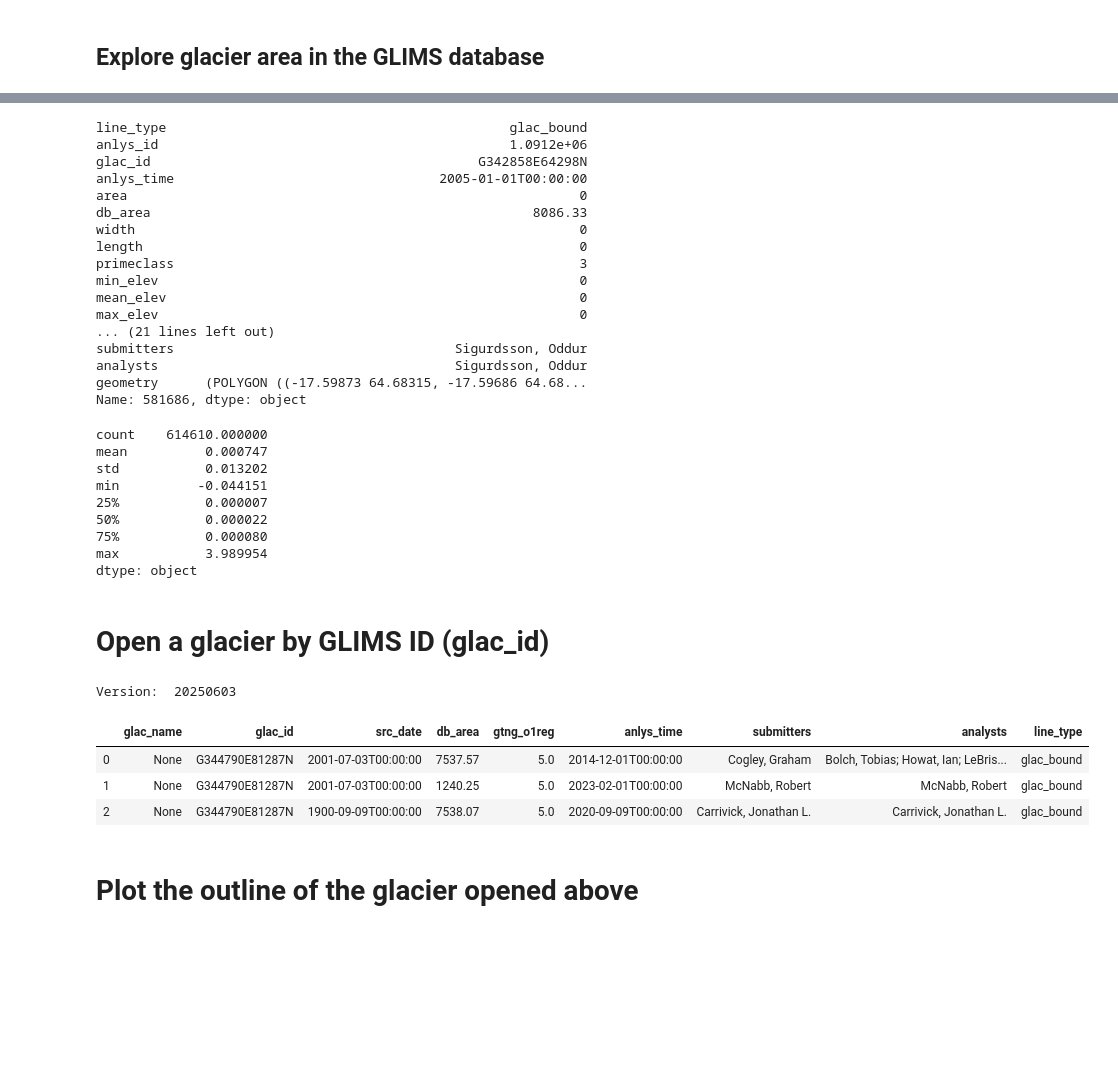
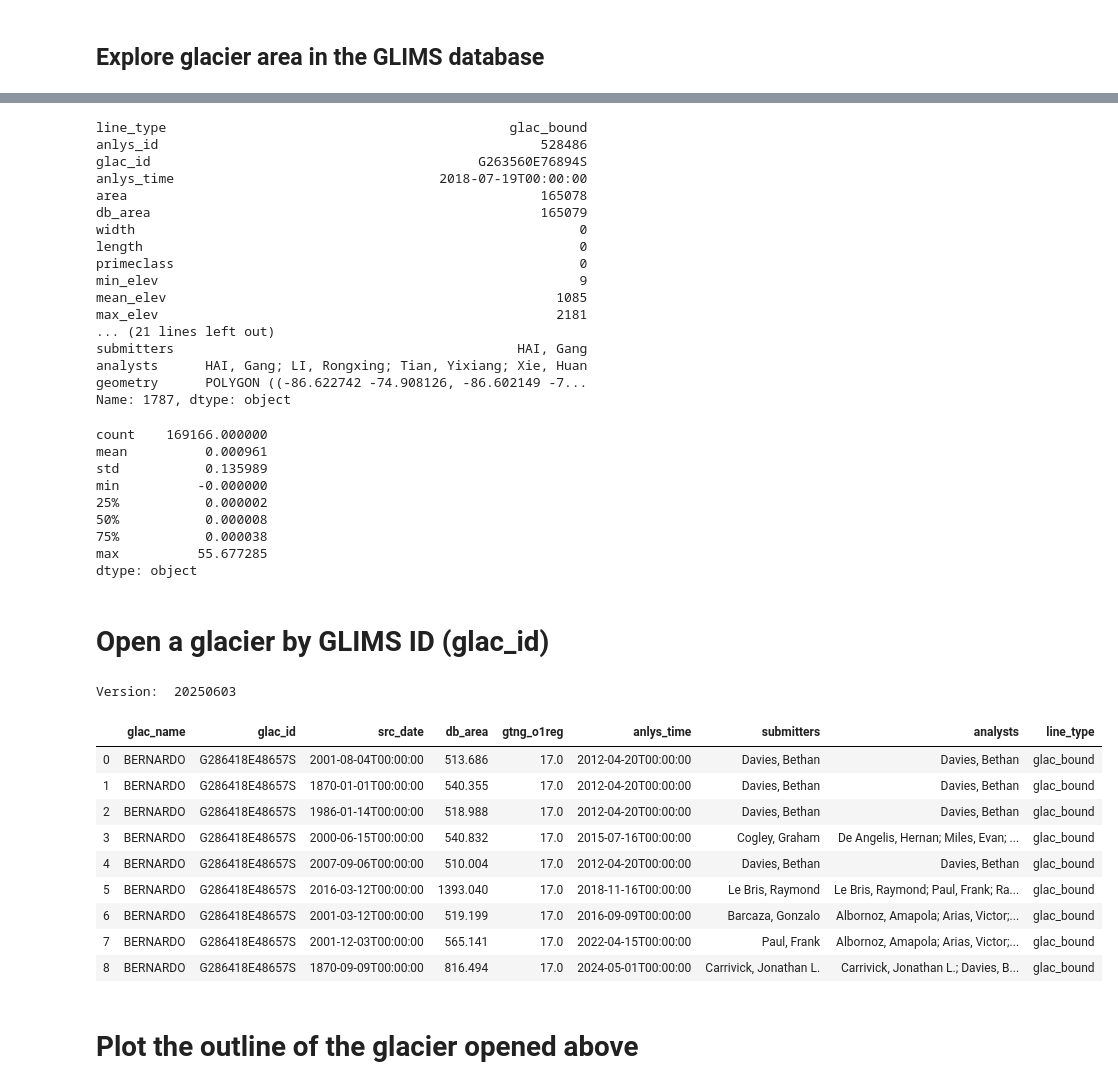
Before and after one commit to windnage/wgms-glacier-project, a Jupyter notebook: notebooks/0-explore-glims.ipynb, the cells around one changed output, grey strips where cells are left out. Saved outputs shown, nothing was run; the diff lists cells and outputs as text; code cells hidden in the pictures; blank space fills up the shorter version.

```diff
--- a/notebooks/0-explore-glims.ipynb
+++ b/notebooks/0-explore-glims.ipynb
@@ -33,7 +33,7 @@ version = '20250603'
 
 # For version 20230607 data set is split into two hemispheres for version 20190304 its a global file.
 # Set hemisphere you want to open. n = north, s = south, x = use for older versions where data were global
-hemi = 'n'
+hemi = 's'
 
 # Open GLIMS polygons using geopandas
 if hemi == 'n':
@@ -148,65 +148,77 @@ glims_polygons['anlys_time'].max()
 glims_polygons.loc[glims_polygons['db_area'].idxmax()]
 # %% [output]
 line_type                                            glac_bound
-anlys_id                                             1.0912e+06
-glac_id                                          G342858E64298N
-anlys_time                                  2005-01-01T00:00:00
-area                                                          0
-db_area                                                 8086.33
+anlys_id                                                 528486
+glac_id                                          G263560E76894S
+anlys_time                                  2018-07-19T00:00:00
+area                                                     165078
+db_area                                                  165079
 width                                                         0
 length                                                        0
-primeclass                                                    3
-min_elev                                                      0
-mean_elev                                                     0
-max_elev                                                      0
+primeclass                                                    0
+min_elev                                                      9
+mean_elev                                                  1085
+max_elev                                                   2181
 ... (21 lines left out)
-submitters                                    Sigurdsson, Oddur
-analysts                                      Sigurdsson, Oddur
-geometry      (POLYGON ((-17.59873 64.68315, -17.59686 64.68...
-Name: 581686, dtype: object
+submitters                                            HAI, Gang
+analysts      HAI, Gang; LI, Rongxing; Tian, Yixiang; Xie, Huan
+geometry      POLYGON ((-86.622742 -74.908126, -86.602149 -7...
+Name: 1787, dtype: object
 # %%
 # Get stats about area. note that apply function supresses scientific notation
 # I don't think these stats are correct... Probably due to projection differences
 glims_polygons.area.describe().apply(lambda x: format(x, 'f'))
 # %% [output]
-count    614610.000000
-mean          0.000747
-std           0.013202
-min          -0.044151
-25%           0.000007
-50%           0.000022
-75%           0.000080
-max           3.989954
+count    169166.000000
+mean          0.000961
+std           0.135989
+min          -0.000000
+25%           0.000002
+50%           0.000008
+75%           0.000038
+max          55.677285
 dtype: object
 # %% [markdown]
 # Open a glacier by GLIMS ID (glac_id)
 # %%
 # Find glacier by glims id and that is a glac_bound line_type
 # Set glims id
-glims_id = 'G344790E81287N'
-#glims_id = 'G079787E42137N'
+glims_id = 'G286418E48657S'
+
+#Check that the correct hemisphere file is open before searching for GLIMS ID
+search_h = glims_id[-1].lower()
+if search_h != hemi:
+    print("You have the wrong hemisphere file open for the search you are performing. ", \
+           "Update the 'hemi' variable at the top of the notebook to ", search_h)
+
 my_glacier = glims_polygons[(glims_polygons['glac_id']==glims_id) & \
                             (glims_polygons['line_type'] == 'glac_bound')].reset_index(drop=True)
 # Get another glacier
 #glims_id2 = 'G079787E42137N'
 #my_glacier2 = glims_polygons[(glims_polygons['glac_id']==glims_id2) & \
 #                            (glims_polygons['line_type'] == 'glac_bound')].reset_index(drop=True)
 
 # Add new glacier to first data frame
 #my_glacier = pd.concat([my_glacier, my_glacier2], ignore_index=True)
 if version == '20190304':
     print('V2019')
     # Display the data frame and sort by date
     display(my_glacier[['glac_name', 'glac_id', 'src_date', 'db_area', 'anlys_time', 'submitters', 'analysts', \
                         'line_type']].sort_values(by="src_date"))
 elif version != '20190304':
     print('Version: ', version)
     # Display the data frame and sort by date
     display(my_glacier[['glac_name', 'glac_id', 'src_date', 'db_area', 'gtng_o1reg', 'anlys_time', \
                         'submitters', 'analysts', 'line_type']]) #.sort_values(by="src_date"))
 # %% [output]
 Version:  20250603
 |  | glac_name | glac_id | src_date | db_area | gtng_o1reg | anlys_time | submitters | analysts | line_type |
-| 0 | None | G344790E81287N | 2001-07-03T00:00:00 | 7537.57 | 5.0 | 2014-12-01T00:00:00 | Cogley, Graham | Bolch, Tobias; Howat, Ian; LeBris... | glac_bound |
-| 1 | None | G344790E81287N | 2001-07-03T00:00:00 | 1240.25 | 5.0 | 2023-02-01T00:00:00 | McNabb, Robert | McNabb, Robert | glac_bound |
-| 2 | None | G344790E81287N | 1900-09-09T00:00:00 | 7538.07 | 5.0 | 2020-09-09T00:00:00 | Carrivick, Jonathan L. | Carrivick, Jonathan L. | glac_bound |
+| 0 | BERNARDO | G286418E48657S | 2001-08-04T00:00:00 | 513.686 | 17.0 | 2012-04-20T00:00:00 | Davies, Bethan | Davies, Bethan | glac_bound |
+| 1 | BERNARDO | G286418E48657S | 1870-01-01T00:00:00 | 540.355 | 17.0 | 2012-04-20T00:00:00 | Davies, Bethan | Davies, Bethan | glac_bound |
+| 2 | BERNARDO | G286418E48657S | 1986-01-14T00:00:00 | 518.988 | 17.0 | 2012-04-20T00:00:00 | Davies, Bethan | Davies, Bethan | glac_bound |
+| 3 | BERNARDO | G286418E48657S | 2000-06-15T00:00:00 | 540.832 | 17.0 | 2015-07-16T00:00:00 | Cogley, Graham | De Angelis, Hernan; Miles, Evan; ... | glac_bound |
+| 4 | BERNARDO | G286418E48657S | 2007-09-06T00:00:00 | 510.004 | 17.0 | 2012-04-20T00:00:00 | Davies, Bethan | Davies, Bethan | glac_bound |
+| 5 | BERNARDO | G286418E48657S | 2016-03-12T00:00:00 | 1393.040 | 17.0 | 2018-11-16T00:00:00 | Le Bris, Raymond | Le Bris, Raymond; Paul, Frank; Ra... | glac_bound |
+| 6 | BERNARDO | G286418E48657S | 2001-03-12T00:00:00 | 519.199 | 17.0 | 2016-09-09T00:00:00 | Barcaza, Gonzalo | Albornoz, Amapola; Arias, Victor;... | glac_bound |
+| 7 | BERNARDO | G286418E48657S | 2001-12-03T00:00:00 | 565.141 | 17.0 | 2022-04-15T00:00:00 | Paul, Frank | Albornoz, Amapola; Arias, Victor;... | glac_bound |
+| 8 | BERNARDO | G286418E48657S | 1870-09-09T00:00:00 | 816.494 | 17.0 | 2024-05-01T00:00:00 | Carrivick, Jonathan L. | Carrivick, Jonathan L.; Davies, B... | glac_bound |
```
Also changed, not shown: parts of 8 cells of this notebook, 3 other files.
